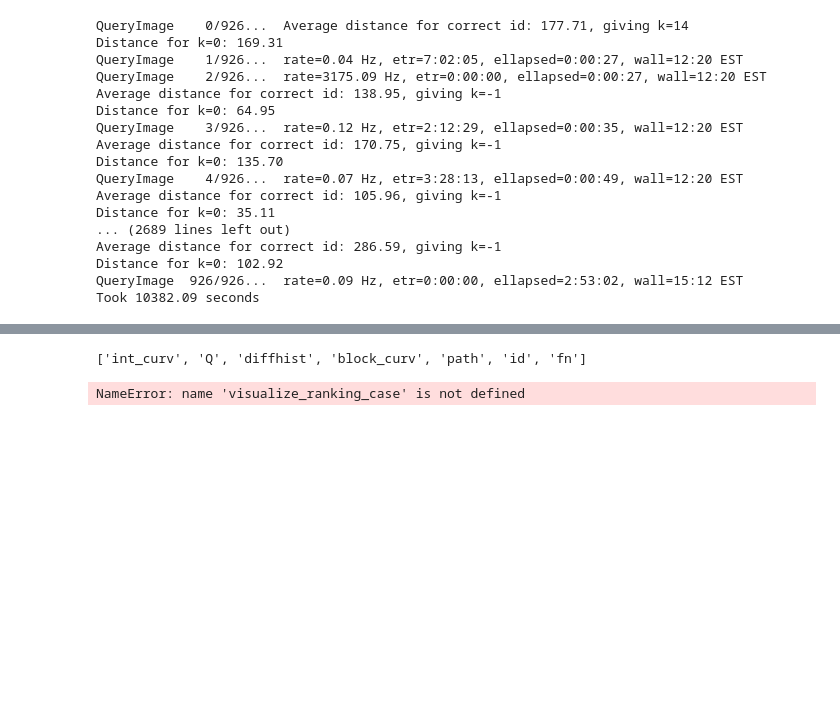
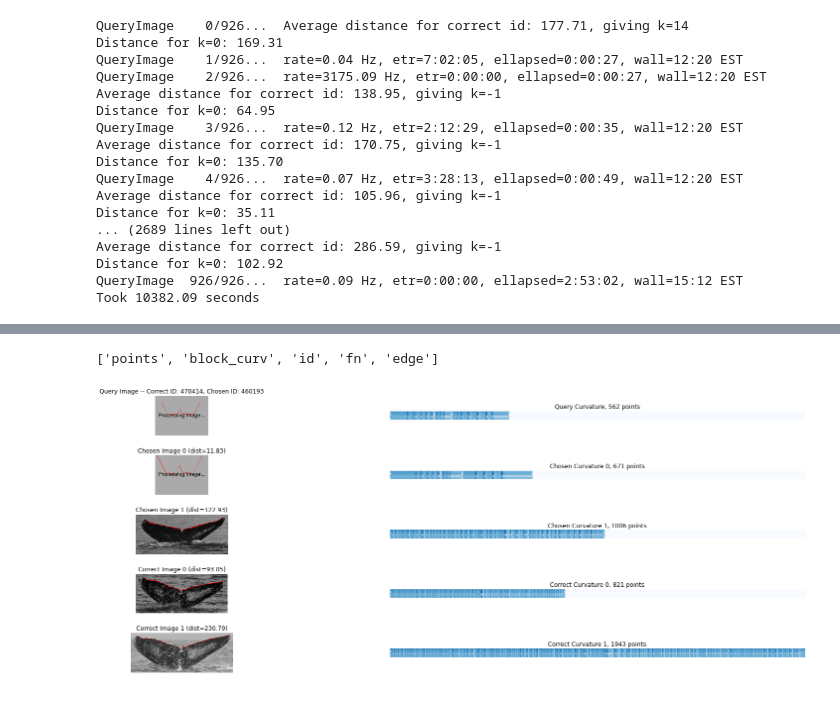
Before and after one commit to zmjjmz/thesiswork, a Jupyter notebook: edge_match/DTW Checkpoint.ipynb, the cells around one changed output, grey strips where cells are left out. Saved outputs shown, nothing was run; the diff lists cells and outputs as text; code cells hidden in the pictures; blank space fills up the shorter version.

```diff
--- a/edge_match/DTW Checkpoint.ipynb
+++ b/edge_match/DTW Checkpoint.ipynb
@@ -131,9 +131,9 @@ Average std of correct id in cases where minimum and avg disagreed 5.17(+/-3.08)
 # %%
-curvatures[0].keys()
+fb_curvatures[0].keys()
 # %% [output]
-['int_curv', 'Q', 'diffhist', 'block_curv', 'path', 'id', 'fn']
+['points', 'block_curv', 'id', 'fn', 'edge']
 # %%
-imgs_dir = join(dataset_loc, "Flukes/CRC_combined constrained")
+imgs_dir = join(dataset_loc, "Flukes/Flukebook/images")
 import cv2
 from itertools import product
 
@@ -159,7 +159,7 @@ def overlay_path(img, path):
     return img_copy
 
 # visualizations
-img_info_map = {i['fn']:{'path':i['path'],'block_curv':i['block_curv']} for i in curvatures}
+img_info_map = {i['fn']:{'path':i['edge'],'block_curv':i['block_curv']} for i in fb_curvatures}
 def visualize_ranking_case(query, chooseby=min, maximgs=3, c=10):
     chosen_id = min(query['dists'].keys(), key=lambda x: chooseby(query['dists'][x].values()))
     chosen_imgs = sorted(query['dists'][chosen_id].items(), key=lambda x: x[1])[:maximgs]
@@ -177,7 +177,7 @@ def visualize_ranking_case(query, chooseby=min, maximgs=3, c=10):
     fig1.set_size_inches(30,10)
     fig1.subplots_adjust(hspace=0.5, wspace=0.0)
     ax1[0,0].set_title("Query Image -- Correct ID: %s, Chosen ID: %s" % (query['id'], chosen_id))
-    ax1[0,1].set_title("Query Curvature")
+    ax1[0,1].set_title("Query Curvature, %d points" % (len(img_info_map[query['fn']]['path'])))
     ax1[0,0].imshow(overlay_path(cv2.imread(join(imgs_dir, query['fn'])), img_info_map[query['fn']]['path']))
     ax1[0,1].imshow(visualize_curvature(img_info_map[query['fn']]['block_curv'],
                                          {s:1. for s in img_info_map[query['fn']]['block_curv']}, c, maxlen),
@@ -186,7 +186,8 @@ def visualize_ranking_case(query, chooseby=min, maximgs=3, c=10):
         ax1[i,j].axis('off')
     for chosen_ind, chosen_img in enumerate(chosen_imgs):
         ax1[1+chosen_ind, 0].set_title("Chosen Image %d (dist=%0.2f)" % (chosen_ind, chosen_img[1]))
-        ax1[1+chosen_ind, 1].set_title("Chosen Curvature %d" % chosen_ind)
+        ax1[1+chosen_ind, 1].set_title("Chosen Curvature %d, %d points" % (chosen_ind,
+                                                                           len(img_info_map[chosen_img[0]]['path'])))
         ax1[1+chosen_ind, 0].imshow(overlay_path(cv2.imread(join(imgs_dir, chosen_img[0])),
                                                  img_info_map[chosen_img[0]]['path']))
         ax1[1+chosen_ind,1].imshow(visualize_curvature(img_info_map[chosen_img[0]]['block_curv'],
@@ -196,7 +197,8 @@ def visualize_ranking_case(query, chooseby=min, maximgs=3, c=10):
     for correct_ind, correct_img in enumerate(correct_imgs):
         axind = 1+len(chosen_imgs) + correct_ind
         ax1[axind,0].set_title("Correct Image %d (dist=%0.2f)" % (correct_ind, correct_img[1]))
-        ax1[axind,1].set_title("Correct Curvature %d" % correct_ind)
+        ax1[axind,1].set_title("Correct Curvature %d, %d points" % (correct_ind,
+                                                                    len(img_info_map[correct_img[0]]['path'])))
         ax1[axind,0].imshow(overlay_path(cv2.imread(join(imgs_dir, correct_img[0])),
                                                  img_info_map[correct_img[0]]['path']))
         ax1[axind,1].imshow(visualize_curvature(img_info_map[correct_img[0]]['block_curv'],
@@ -205,13 +207,13 @@ def visualize_ranking_case(query, chooseby=min, maximgs=3, c=10):
 # %%
 import random
 chooser = min
 incorrect = filter(lambda x: min(x['dists'].keys(), key=lambda y: chooser(x['dists'][y].values())) != x['id'],
                    results)
 incorrect_by_worst = sorted(incorrect, \
                             key=lambda x: min([chooser(i.values()) for i in x['dists'].values()]))
-visualize_ranking_case(incorrect_by_worst[-1], chooseby=min, maximgs=2)
+visualize_ranking_case(incorrect_by_worst[1], chooseby=min, maximgs=2)
 # %% [output]
-NameError: name 'visualize_ranking_case' is not defined
+[figure, added]
 # %%
 # to compare with Hotspotter, we're going to make a dict of image name -> was a correct match found
 def correct_match_dict(result_list, chooser):
```
Also changed, not shown: parts of 3 cells of this notebook, 2 other files.
